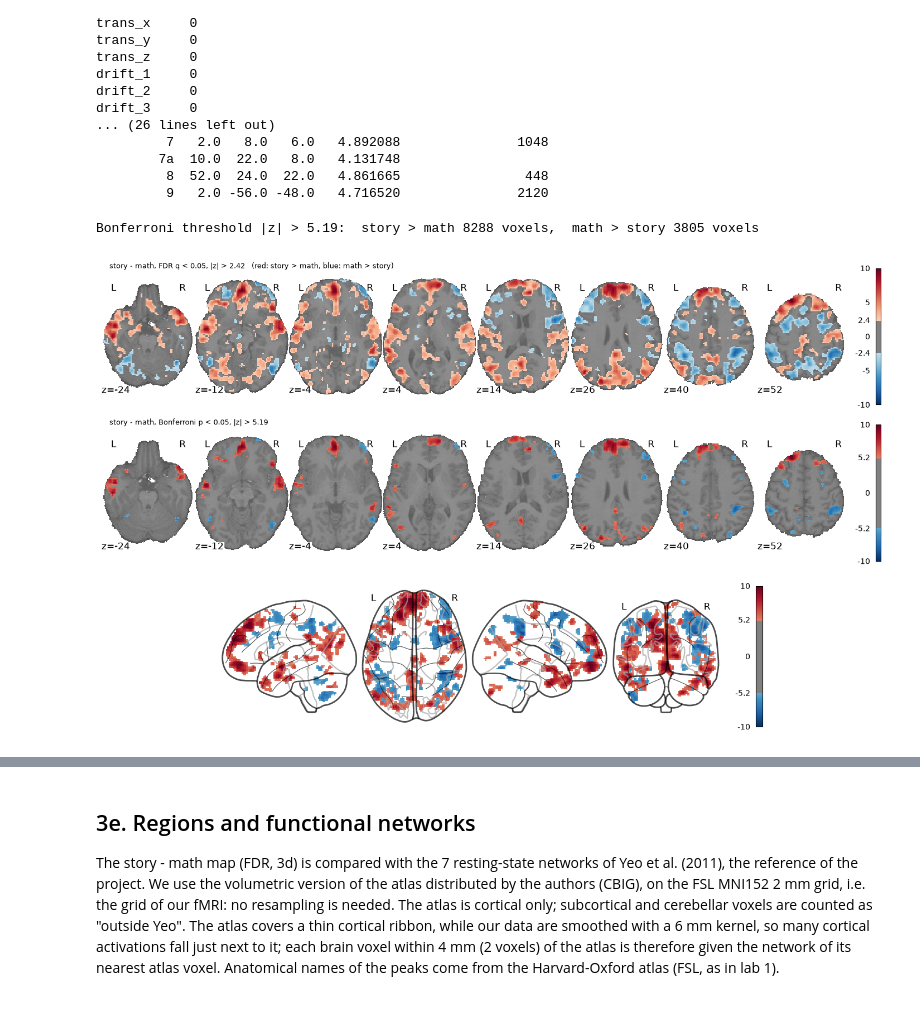
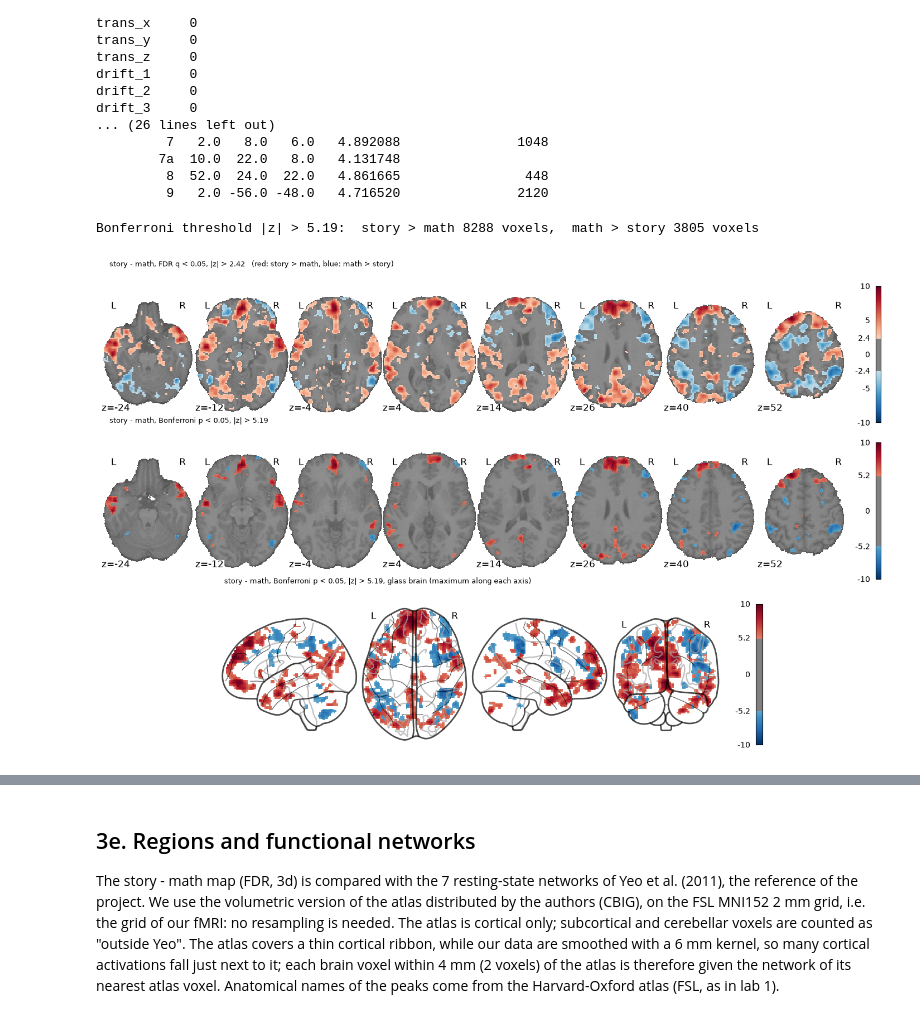
Before and after one commit to matt1234-cmd/NSSP-Mini-project-1, a Jupyter notebook: 02_glm.ipynb, the cells around one changed output, grey strips where cells are left out. Cells and saved outputs as stored; diff of their text form; code cells hidden in the pictures.

Commit message:
Part 1-3 GLM: review of the comments on 3b-3d, settings of 3c, map titles above the slices

```diff
--- a/02_glm.ipynb
+++ b/02_glm.ipynb
@@ -351,7 +357,8 @@ def plot_map(z_thr, z_thr_value, title, axes, vmax=Z_VMAX):
     display = plotting.plot_stat_map(z_thr, bg_img=anat_mni, display_mode="z", cut_coords=Z_CUTS, axes=axes,
                                      threshold=z_thr_value, vmax=vmax, cmap="RdBu_r", black_bg=False,
                                      annotate=True, draw_cross=False)
-    display.title(title, size=9, color="black", bgcolor="white")
+    # title above the slices, so that it does not hide the L/R labels
+    display.title(title, y=1.12, size=9, color="black", bgcolor="white")
     return display
 
 
@@ -452,20 +479,22 @@ drift_3     0
 # %%
 # Stricter control for the figure: Bonferroni (family-wise error) at 0.05, which keeps only the core regions
 z_sm_bonf, thr_bonf = threshold(z_sm, control="bonferroni", alpha=0.05)
 d = z_sm_bonf.get_fdata()
 print(f"Bonferroni threshold |z| > {thr_bonf:.2f}:  story > math {(d > 0).sum()} voxels,  math > story {(d < 0).sum()} voxels")
 
 # Figure: story - math contrast, FDR and Bonferroni, axial slices + glass brain (Bonferroni)
 fig = plt.figure(figsize=(14, 8.5))
 ax_fdr = fig.add_axes([0, 0.68, 1, 0.32])
 ax_bonf = fig.add_axes([0, 0.35, 1, 0.32])
 ax_glass = fig.add_axes([0.15, 0, 0.7, 0.33])
 plot_map(z_sm_thr, thr_sm, f"story - math, FDR q < {FDR_ALPHA}, |z| > {thr_sm:.2f}   (red: story > math, blue: math > story)", ax_fdr)
 plot_map(z_sm_bonf, thr_bonf, f"story - math, Bonferroni p < 0.05, |z| > {thr_bonf:.2f}", ax_bonf)
-plotting.plot_glass_brain(z_sm_bonf, threshold=thr_bonf, vmax=Z_VMAX, cmap="RdBu_r", plot_abs=False,
-                          colorbar=True, display_mode="lzry", axes=ax_glass)
+display = plotting.plot_glass_brain(z_sm_bonf, threshold=thr_bonf, vmax=Z_VMAX, cmap="RdBu_r",
+                                    plot_abs=False, colorbar=True, display_mode="lzry", axes=ax_glass)
+display.title(f"story - math, Bonferroni p < 0.05, |z| > {thr_bonf:.2f}, glass brain (maximum along each axis)",
+              y=1.12, size=9, color="black", bgcolor="white")
 fig.savefig(op.join(fig_dir, "7d_contrast_story_minus_math.png"), dpi=FIG_DPI, bbox_inches="tight")
 plt.show()
 # %% [output]
 Bonferroni threshold |z| > 5.19:  story > math 8288 voxels,  math > story 3805 voxels
-[figure, old version]
+[figure, new version]
```
Also changed, not shown: parts of 7 cells of this notebook.
